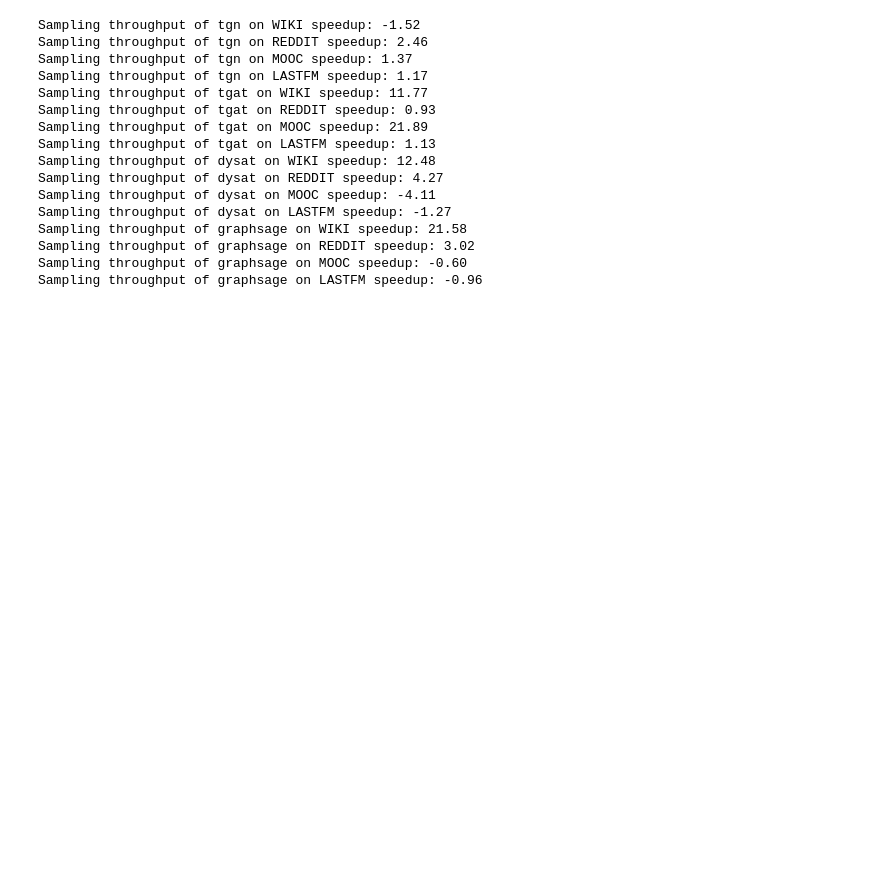
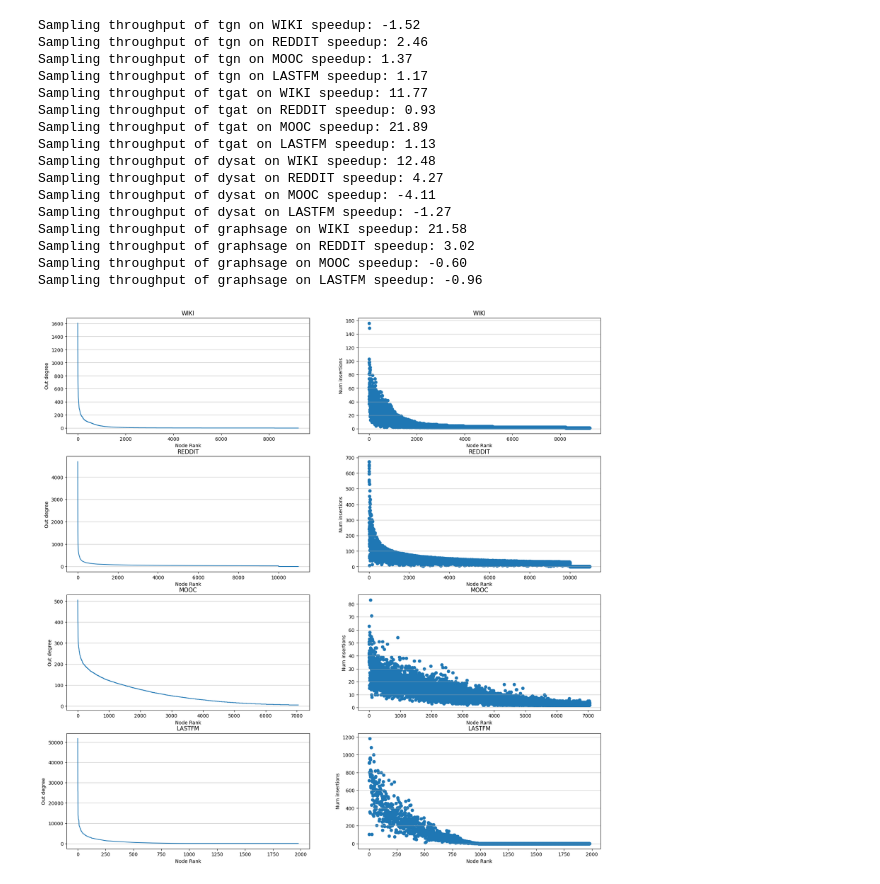
Before and after one commit to jasperzhong/GNNFlow, a Jupyter notebook: benchmarks/dev.ipynb, the cells around one changed output. Cells and saved outputs as stored; diff of their text form; code cells hidden in the pictures; blank space fills up the shorter version.

```diff
--- a/benchmarks/dev.ipynb
+++ b/benchmarks/dev.ipynb
@@ -32,3 +33,59 @@ Sampling throughput of graphsage on WIKI speedup: 21.58
 Sampling throughput of graphsage on REDDIT speedup: 3.02
 Sampling throughput of graphsage on MOOC speedup: -0.60
 Sampling throughput of graphsage on LASTFM speedup: -0.96
+# %%
+datasets = ['WIKI', 'REDDIT', 'MOOC', 'LASTFM']
+strategies = ['naive', 'linearavg', 'lineardeg', 'lineardeg_adaptive']
+
+subdir = 'tmp_res/adaptive_block_size_insights'
+
+fig, axes = plt.subplots(len(datasets), 3, figsize=(20, 20), squeeze=False)
+strategy = 'naive'
+i = 0
+for dataset in datasets:
+    out_degree = np.load(os.path.join(subdir, f'out_degree_{dataset}_{strategy}.npy'))
+    out_degree_argsort = np.argsort(out_degree)[::-1]
+    out_degree = out_degree[out_degree_argsort]
+
+    axes[i, 0].plot(out_degree, label='out degree')
+    axes[i, 0].set_xlabel('Node Rank')
+    axes[i, 0].set_ylabel('Out degree')
+    axes[i, 0].grid(axis='y', alpha=0.75)
+    axes[i, 0].set_title(f'{dataset}')
+
+    num_insertions = np.load(os.path.join(subdir, f'num_insertions_{dataset}_{strategy}.npy'))
+    num_insertions = num_insertions[out_degree_argsort]
+    # binning plot for num_insertions
+    axes[i, 1].scatter(np.arange(len(num_insertions)),
+        num_insertions, label='num insertions')
+    axes[i, 1].set_xlabel('Node Rank')
+    axes[i, 1].set_ylabel('Num insertions')
+    axes[i, 1].grid(axis='y', alpha=0.75)
+    axes[i, 1].set_title(
+        f'{dataset}')
+    # print(max(num_insertions))
+
+    num_blocks = np.load(os.path.join(subdir, f'num_blocks_{dataset}_{strategy}.npy'))
+    num_blocks = num_blocks[out_degree_argsort]
+    # binning plot for num_blocks
+    axes[i, 2].scatter(np.arange(len(num_blocks)),
+        num_blocks, label='num blocks')
+    axes[i, 2].set_xlabel('Node Rank')
+    axes[i, 2].set_ylabel('Num blocks')
+    axes[i, 2].grid(axis='y', alpha=0.75)
+    axes[i, 2].set_title(
+        f'{dataset} with {strategy}')
+    print(max(num_blocks))
+
+
+    # # corr
+    # corr1 = np.corrcoef(out_degree, num_insertions)[0, 1]
+    # corr2 = np.corrcoef(out_degree, num_blocks)[0, 1]
+
+    # print(f'Correlation between out degree and num insertions of {dataset} with {strategy}: {corr1:.2f};'
+    #       f'Correlation between out degree and num blocks of {dataset} with {strategy}: {corr2:.2f}')
+    i += 1
+
+plt.show()
+# %% [output]
+[figure, added]
```
Also changed, not shown: parts of 1 cell of this notebook, 9 other files.
